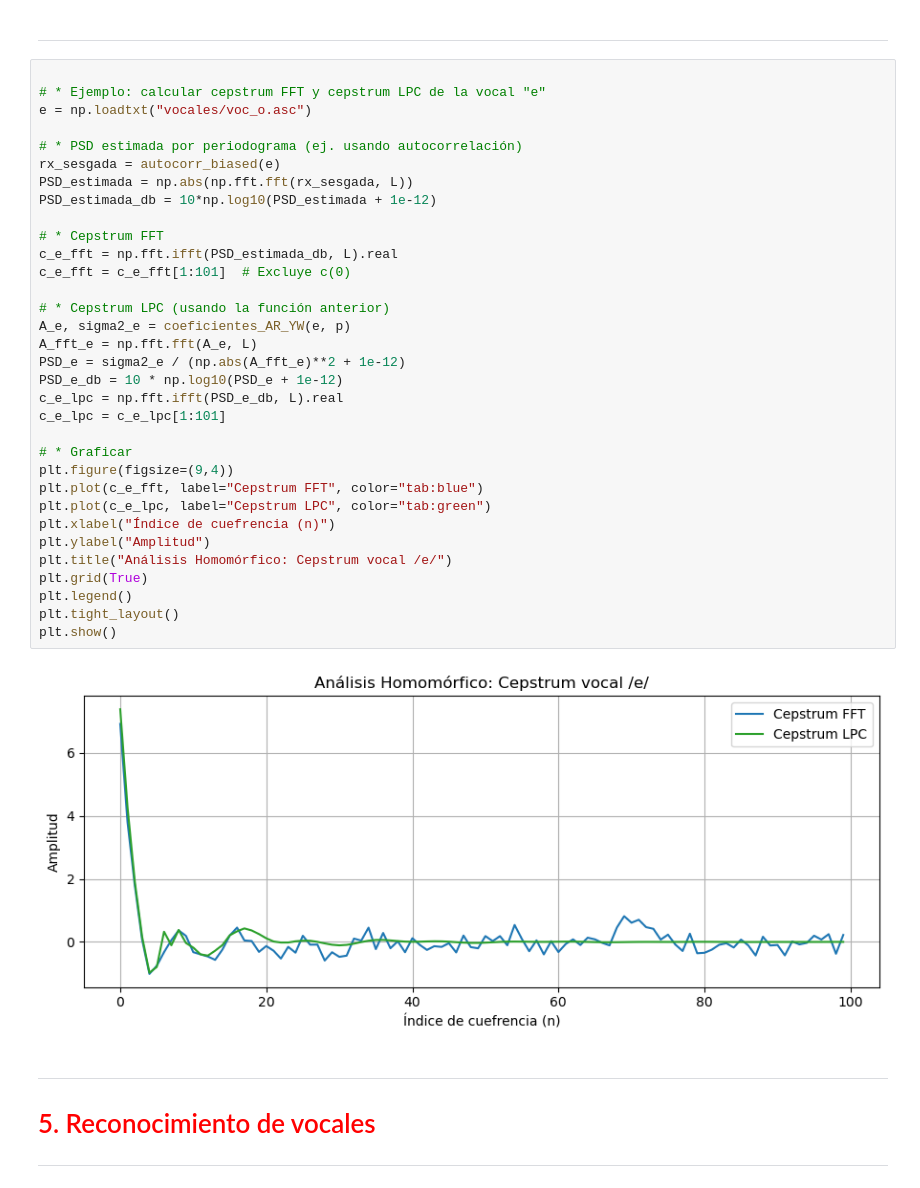
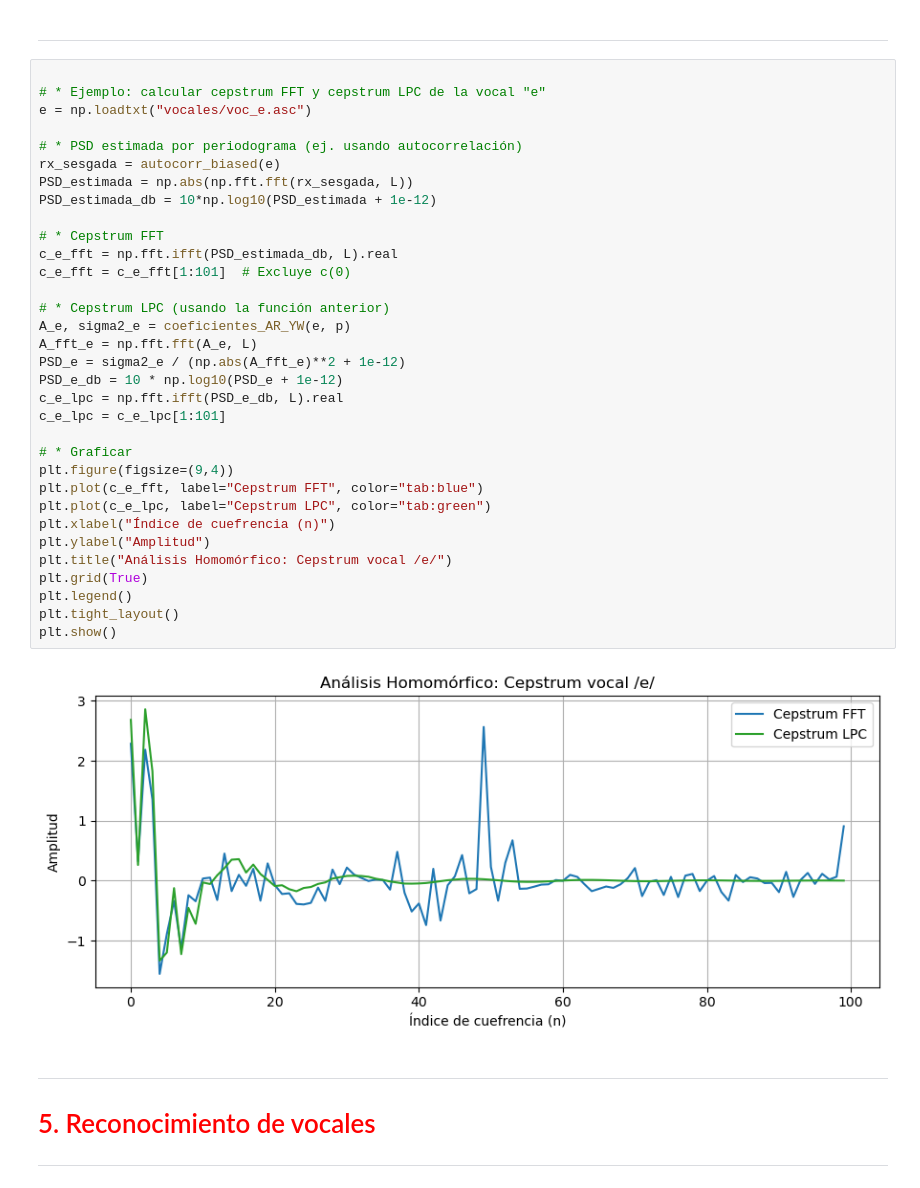
Before and after one commit to DANIABLO-cyber/TDS, a Jupyter notebook: PRÁCTICA_5_TDS.ipynb, the cells around one changed output. Drawn from its saved outputs; the diff is of its cells as text.

```diff
--- a/PRÁCTICA_5_TDS.ipynb
+++ b/PRÁCTICA_5_TDS.ipynb
@@ -682,38 +681,38 @@ ___
 # %%
 
 # * Ejemplo: calcular cepstrum FFT y cepstrum LPC de la vocal "e"
-e = np.loadtxt("vocales/voc_o.asc")
+e = np.loadtxt("vocales/voc_e.asc")
 
 # * PSD estimada por periodograma (ej. usando autocorrelación)
 rx_sesgada = autocorr_biased(e)
 PSD_estimada = np.abs(np.fft.fft(rx_sesgada, L))
 PSD_estimada_db = 10*np.log10(PSD_estimada + 1e-12)
 
 # * Cepstrum FFT
 c_e_fft = np.fft.ifft(PSD_estimada_db, L).real
 c_e_fft = c_e_fft[1:101]  # Excluye c(0)
 
 # * Cepstrum LPC (usando la función anterior)
 A_e, sigma2_e = coeficientes_AR_YW(e, p)
 A_fft_e = np.fft.fft(A_e, L)
 PSD_e = sigma2_e / (np.abs(A_fft_e)**2 + 1e-12)
 PSD_e_db = 10 * np.log10(PSD_e + 1e-12)
 c_e_lpc = np.fft.ifft(PSD_e_db, L).real
 c_e_lpc = c_e_lpc[1:101]
 
 # * Graficar
 plt.figure(figsize=(9,4))
 plt.plot(c_e_fft, label="Cepstrum FFT", color="tab:blue")
 plt.plot(c_e_lpc, label="Cepstrum LPC", color="tab:green")
 plt.xlabel("Índice de cuefrencia (n)")
 plt.ylabel("Amplitud")
 plt.title("Análisis Homomórfico: Cepstrum vocal /e/")
 plt.grid(True)
 plt.legend()
 plt.tight_layout()
 plt.show()
 # %% [output]
-[figure, old version]
+[figure, new version]
 # %% [markdown]
 <hr style="border: 1.5px solid red;">
 
```
Also changed, not shown: parts of 1 cell of this notebook, 1 other file.
